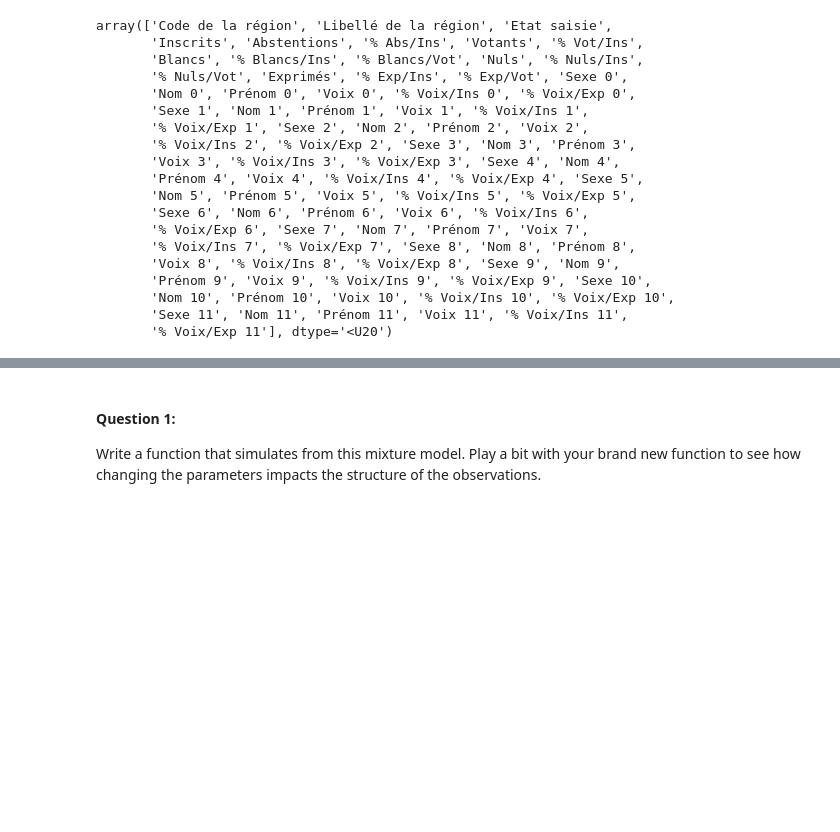
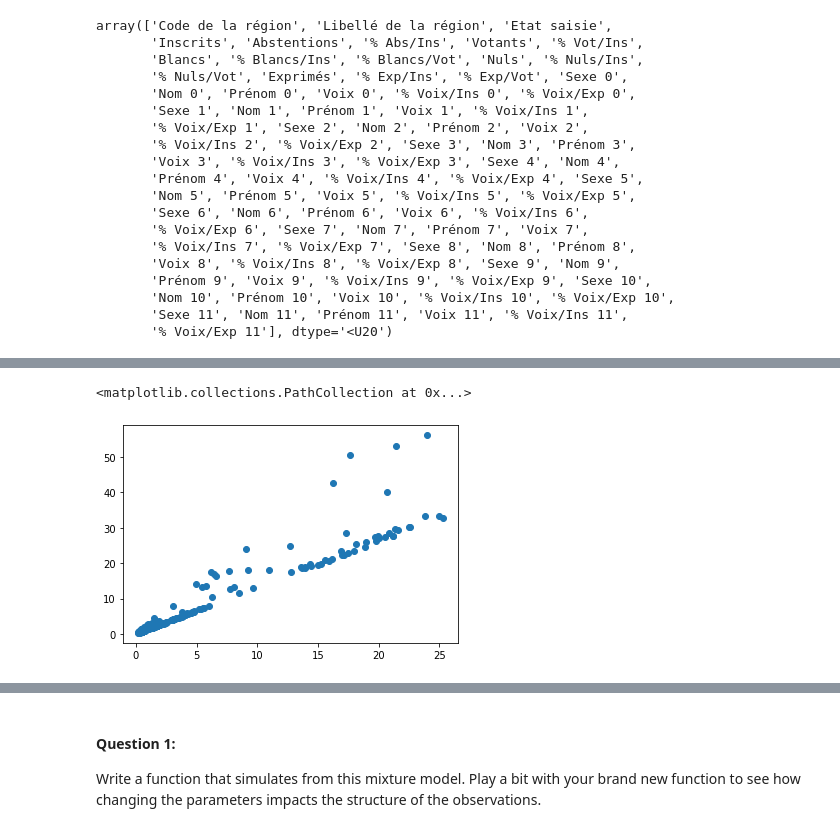
Before and after one commit to chloe-caville/APST2-Projet-2, a Jupyter notebook: Mixture Model Lab.ipynb, the cells around one changed output, grey strips where cells are left out. Drawn from its saved outputs; the diff is of its cells as text; code cells hidden in the pictures; blank space fills up the shorter version.

```diff
--- a/Mixture Model Lab.ipynb
+++ b/Mixture Model Lab.ipynb
@@ -194,0 +108,18 @@ tp[["% Voix/Exp 11","% Voix/Ins 11"]]
+# %%
+tp = data2.get(["% Voix/Exp 0", "% Voix/Exp 1", "% Voix/Exp 2", "% Voix/Exp 3", "% Voix/Exp 4", "% Voix/Exp 5", "% Voix/Exp 6",
+                "% Voix/Exp 7", "% Voix/Exp 8", "% Voix/Exp 9", "% Voix/Exp 10", "% Voix/Exp 11",
+               "% Voix/Ins 0", "% Voix/Ins 1", "% Voix/Ins 2", "% Voix/Ins 3", "% Voix/Ins 4", "% Voix/Ins 5", "% Voix/Ins 6",
+                "% Voix/Ins 7", "% Voix/Ins 8", "% Voix/Ins 9", "% Voix/Ins 10", "% Voix/Ins 11"])
+tp2 = data2.get(["% Voix/Exp 0", "% Voix/Ins 0",
+                "% Voix/Exp 1", "% Voix/Ins 1",
+                "% Voix/Exp 2", "% Voix/Ins 2",
+                 "% Voix/Exp 3", "% Voix/Ins 3",
+                 "% Voix/Exp 4", "% Voix/Ins 4",
+                 "% Voix/Exp 5", "% Voix/Ins 5",
+                 "% Voix/Exp 6", "% Voix/Ins 6",
+                 "% Voix/Exp 7", "% Voix/Ins 7",
+                 "% Voix/Exp 8", "% Voix/Ins 8",
+                 "% Voix/Exp 9", "% Voix/Ins 9",
+                 "% Voix/Exp 10", "% Voix/Ins 10",
+                 "% Voix/Exp 11", "% Voix/Ins 11"])
+x = tp2.to_numpy(dtype=float)
@@ -194,0 +130,2 @@ tp[["% Voix/Exp 11","% Voix/Ins 11"]]
+# %%
+y=x.reshape(18,12,2).reshape(18*12,2)
@@ -194,0 +144,5 @@ tp[["% Voix/Exp 11","% Voix/Ins 11"]]
+# %%
+plt.scatter(y[:,1],y[:,0])
+# %% [output]
+<matplotlib.collections.PathCollection at 0x...>
+[figure, added]
```
Also changed, not shown: parts of 16 cells of this notebook.
